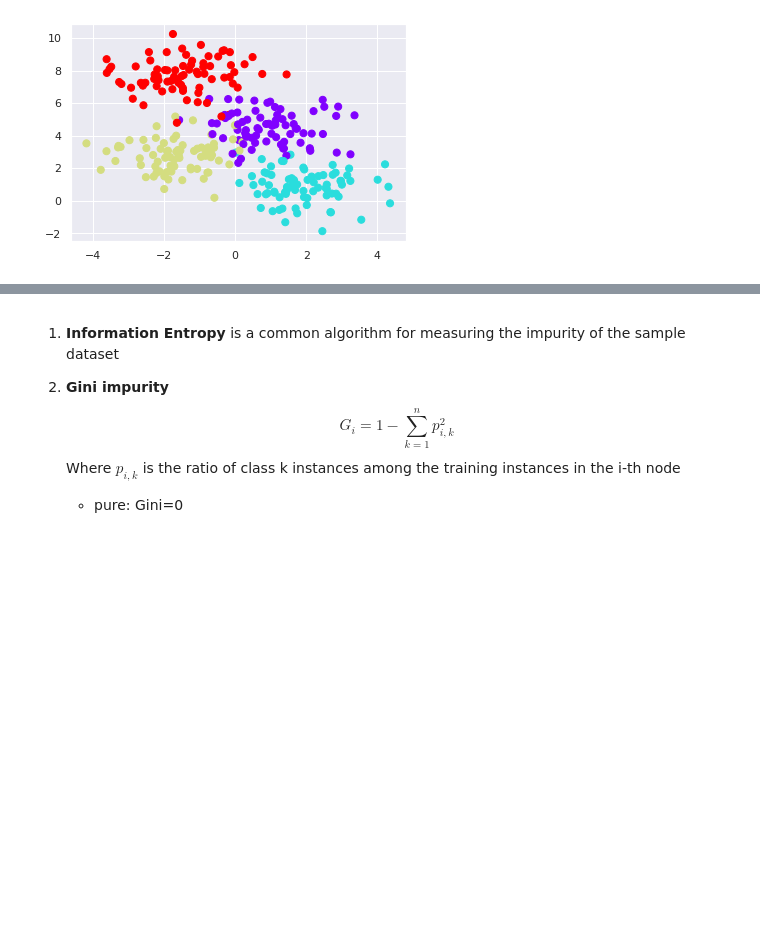
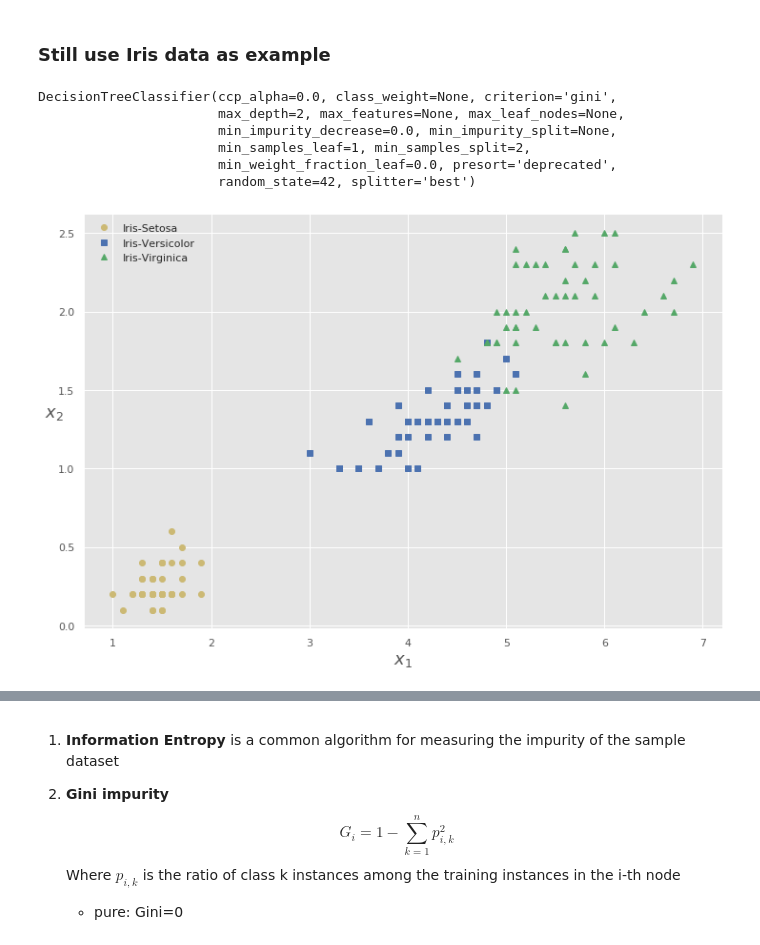
Before and after one commit to wrk1231/DataAnalysis-ML, a Jupyter notebook: Decision Tree.ipynb, the cells around one changed output, grey strips where cells are left out. Drawn from its saved outputs; the diff is of its cells as text; code cells hidden in the pictures; blank space fills up the shorter version.

```diff
--- a/Decision Tree.ipynb
+++ b/Decision Tree.ipynb
@@ -49,8 +52,30 @@ ax.axis([0, 1, 0, 1])
-# %%
-from sklearn.datasets import make_blobs
-
-X, y = make_blobs(n_samples=300, centers=4,
-                  random_state=0, cluster_std=1.0)
-plt.scatter(X[:, 0], X[:, 1], c=y, s=50, cmap='rainbow');
-# %% [output]
-[figure, removed]
+# %% [markdown]
+### Still use Iris data as example
+# %%
+from sklearn.datasets import load_iris
+from sklearn.tree import DecisionTreeClassifier, DecisionTreeRegressor
+
+iris = load_iris()
+X = iris.data[:, 2:] # x1: petal length, x2: petal width
+y = iris.target
+
+tree_clf = DecisionTreeClassifier(max_depth=2, random_state=42)
+tree_clf.fit(X, y)
+# %% [output]
+DecisionTreeClassifier(ccp_alpha=0.0, class_weight=None, criterion='gini',
+                       max_depth=2, max_features=None, max_leaf_nodes=None,
+                       min_impurity_decrease=0.0, min_impurity_split=None,
+                       min_samples_leaf=1, min_samples_split=2,
+                       min_weight_fraction_leaf=0.0, presort='deprecated',
+                       random_state=42, splitter='best')
+# %%
+fig = plt.figure(figsize=(12,8))
+ax = plt.axes()
+ax.plot(X[:, 0][y==0], X[:, 1][y==0], "yo", label="Iris-Setosa")
+ax.plot(X[:, 0][y==1], X[:, 1][y==1], "bs", label="Iris-Versicolor")
+ax.plot(X[:, 0][y==2], X[:, 1][y==2], "g^", label="Iris-Virginica")
+ax.set_xlabel(r"$x_1$", fontsize=18)
+ax.set_ylabel(r"$x_2$", fontsize=18, rotation=0)
+ax.legend();
+# %% [output]
+[figure, added]
```
Also changed, not shown: parts of 40 cells of this notebook, 1 other file.
